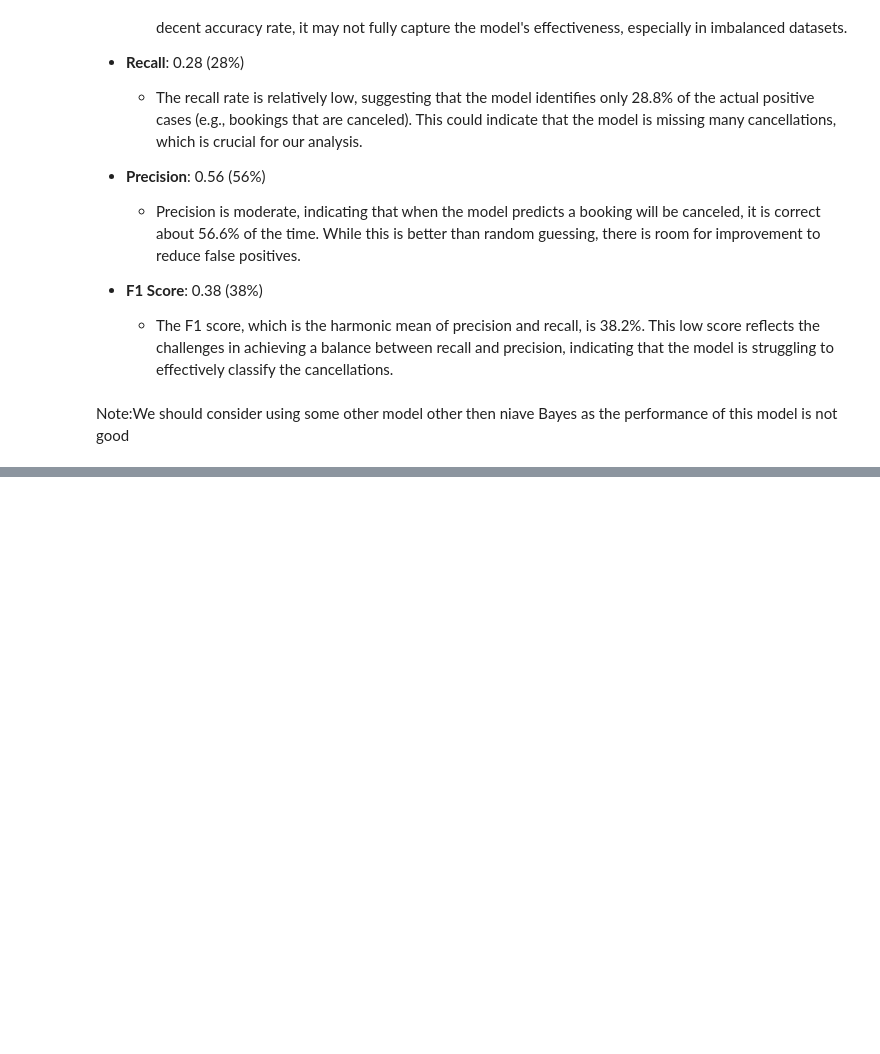
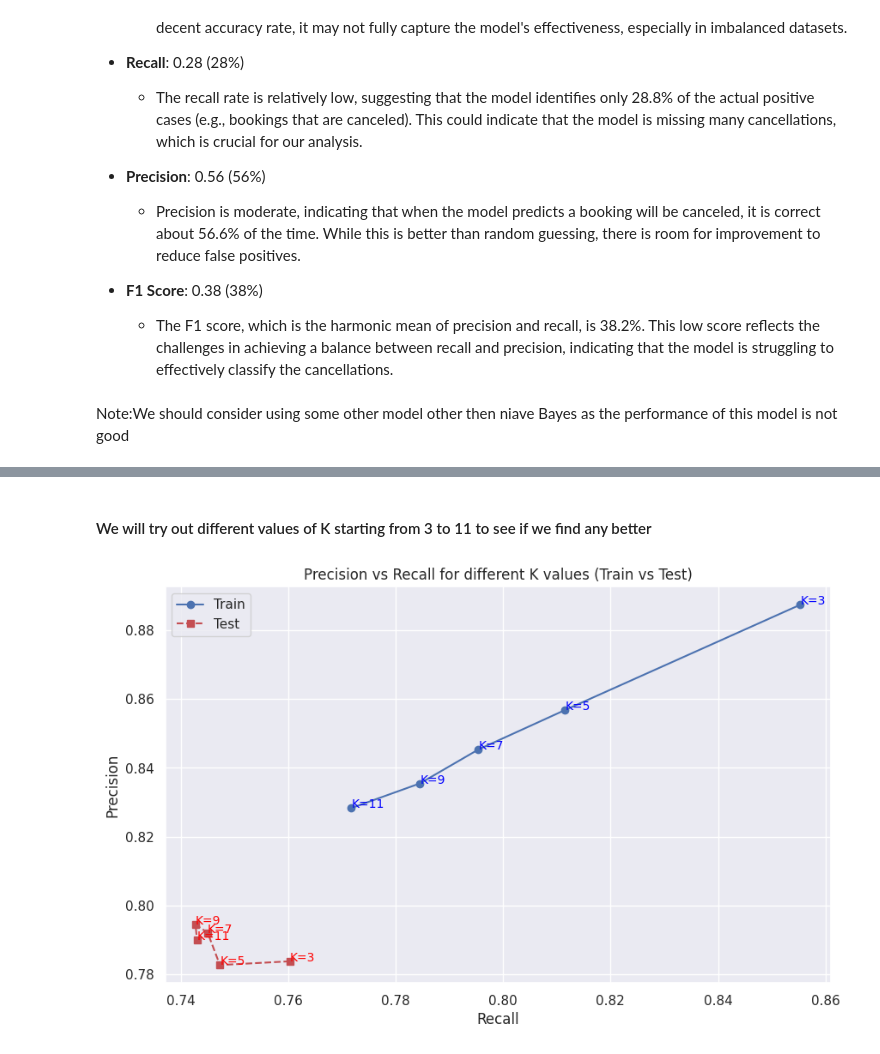
Before and after one commit to Rajesh2015/inn-hotels-bookings, a Jupyter notebook: inn_hotel_bookings_solution.ipynb, the cells around one changed output, grey strips where cells are left out. Drawn from its saved outputs; the diff is of its cells as text; code cells hidden in the pictures; blank space fills up the shorter version.

```diff
--- a/inn_hotel_bookings_solution.ipynb
+++ b/inn_hotel_bookings_solution.ipynb
@@ -2145,0 +2290,8 @@ Model Building KNN(K nearest Neighbour)
+# %% [markdown]
+#### We will try out different values of K starting from 3 to 11 to see if we find any better
+# %%
+k_values = [3,5, 7, 9, 11]  # List of K values
+# Function we had defined in utils to plot and calculate recall and precesion
+evaluate_knn_plot_train_test(X_train_scaled, y_train_knn, X_test_scaled, y_test_knn, k_values)
+# %% [output]
+[figure, added]
```
Also changed, not shown: parts of 30 cells of this notebook.
